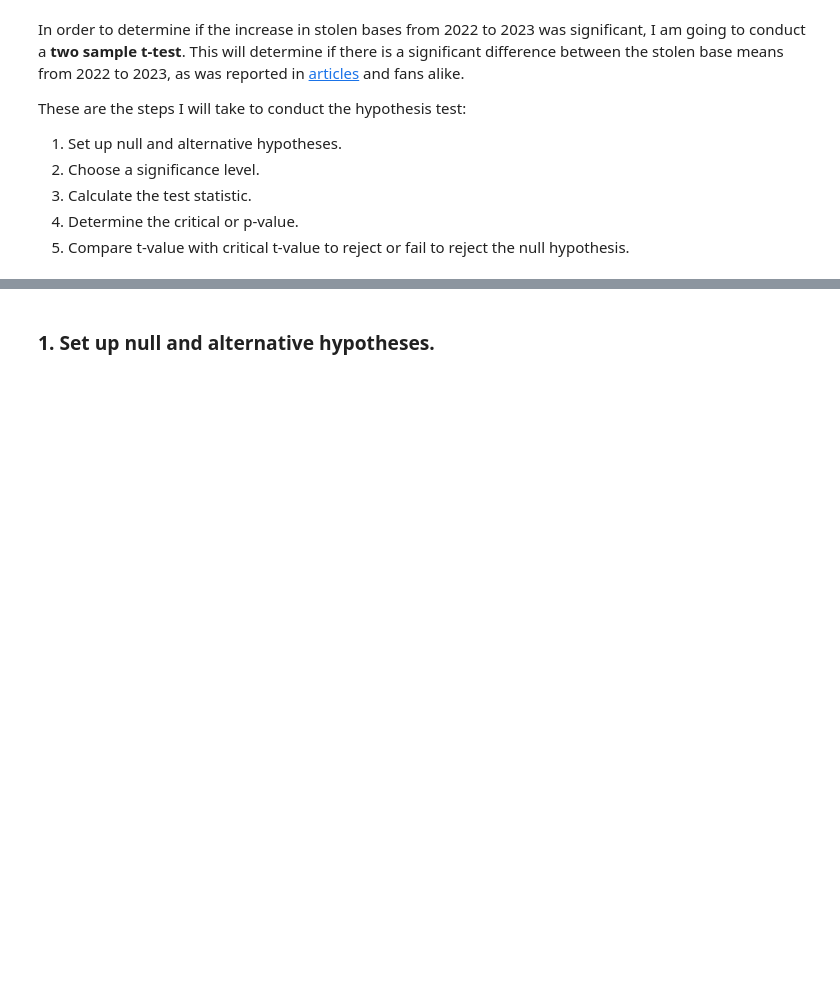
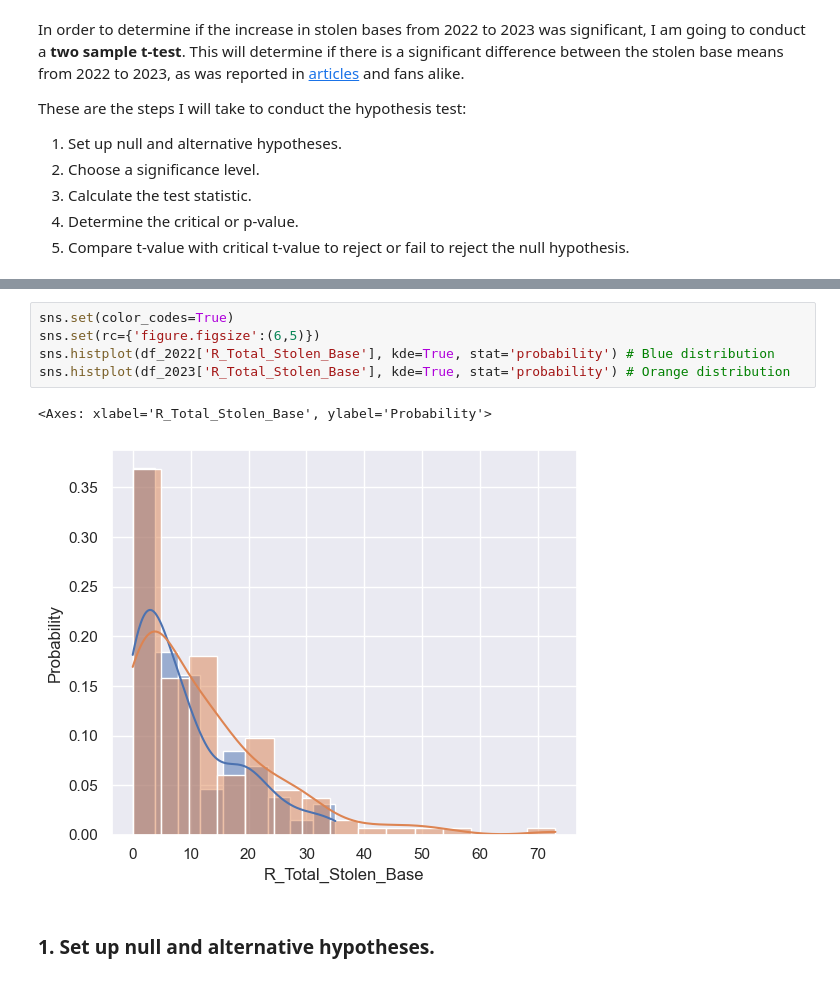
Before and after one commit to scarlettvalentin/mlb_stolen_bases, a Jupyter notebook: notebook.ipynb, the cells around one changed output, grey strips where cells are left out. Saved outputs shown, nothing was run; the diff lists cells and outputs as text; blank space fills up the shorter version.

```diff
--- a/notebook.ipynb
+++ b/notebook.ipynb
@@ -200,3 +218,11 @@ These are the steps I will take to conduct the hypothesis test:
+# %%
+sns.set(color_codes=True)
+sns.set(rc={'figure.figsize':(6,5)})
+sns.histplot(df_2022['R_Total_Stolen_Base'], kde=True, stat='probability') # Blue distribution
+sns.histplot(df_2023['R_Total_Stolen_Base'], kde=True, stat='probability') # Orange distribution
+# %% [output]
+<Axes: xlabel='R_Total_Stolen_Base', ylabel='Probability'>
+[figure, added]
 # %% [markdown]
 ### 1. Set up null and alternative hypotheses.
 # %% [markdown]
```
Also changed, not shown: parts of 3 cells of this notebook.
